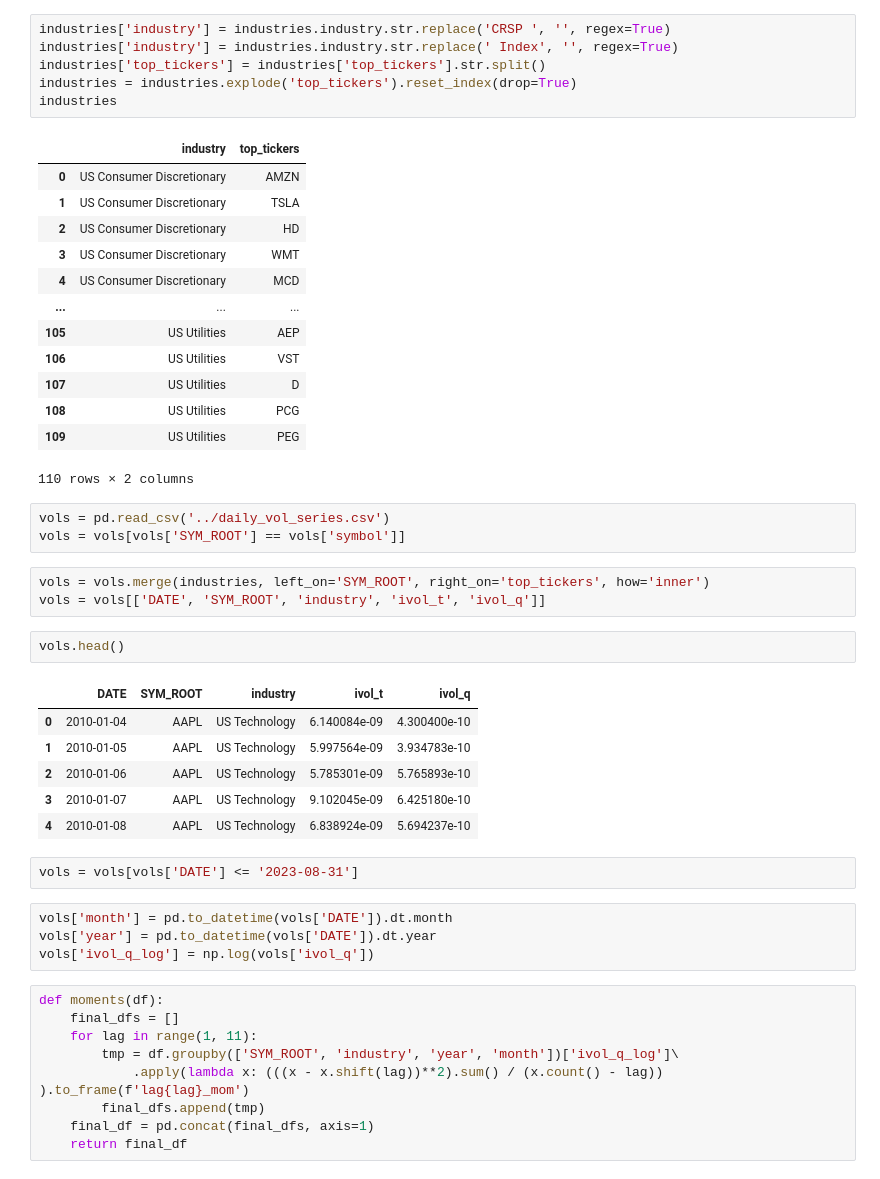
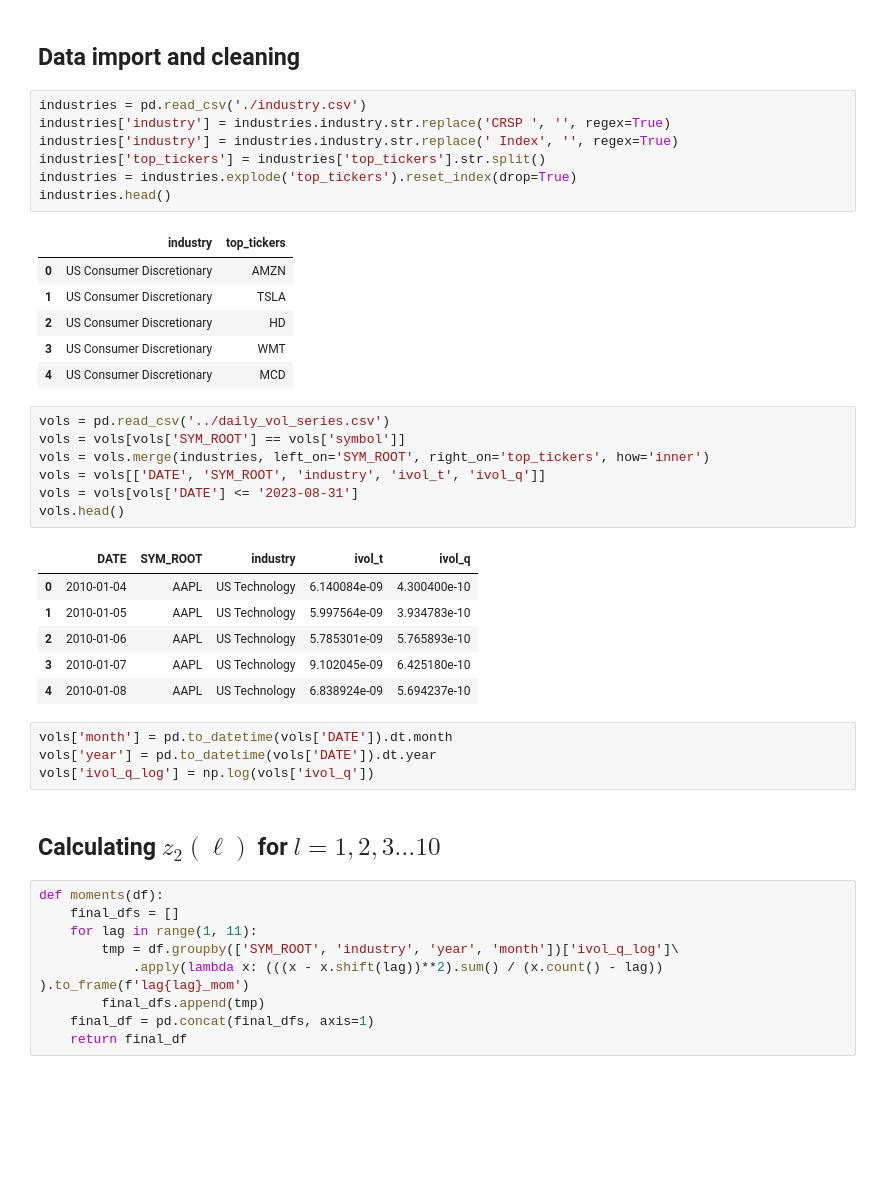
Before and after one commit to roshnx/buy-rough-sell-smooth, a Jupyter notebook: Realized_Vol_Regression.ipynb, the cells around one changed output. Drawn from its saved outputs; the diff is of its cells as text; blank space fills up the shorter version.

```diff
--- a/Realized_Vol_Regression.ipynb
+++ b/Realized_Vol_Regression.ipynb
@@ -60,44 +70,39 @@ industries = pd.read_csv('./industry.csv')
+# %% [markdown]
+## Data import and cleaning
 # %%
+industries = pd.read_csv('./industry.csv')
 industries['industry'] = industries.industry.str.replace('CRSP ', '', regex=True)
 industries['industry'] = industries.industry.str.replace(' Index', '', regex=True)
 industries['top_tickers'] = industries['top_tickers'].str.split()
 industries = industries.explode('top_tickers').reset_index(drop=True)
-industries
+industries.head()
 # %% [output]
 |  | industry | top_tickers |
 | 0 | US Consumer Discretionary | AMZN |
 | 1 | US Consumer Discretionary | TSLA |
 | 2 | US Consumer Discretionary | HD |
 | 3 | US Consumer Discretionary | WMT |
 | 4 | US Consumer Discretionary | MCD |
-| ... | ... | ... |
-| 105 | US Utilities | AEP |
-| 106 | US Utilities | VST |
-| 107 | US Utilities | D |
-| 108 | US Utilities | PCG |
-| 109 | US Utilities | PEG |
-110 rows × 2 columns
 # %%
 vols = pd.read_csv('../daily_vol_series.csv')
 vols = vols[vols['SYM_ROOT'] == vols['symbol']]
+vols = vols.merge(industries, left_on='SYM_ROOT', right_on='top_tickers', how='inner')
+vols = vols[['DATE', 'SYM_ROOT', 'industry', 'ivol_t', 'ivol_q']]
+vols = vols[vols['DATE'] <= '2023-08-31']
+vols.head()
+# %% [output]
+|  | DATE | SYM_ROOT | industry | ivol_t | ivol_q |
+| 0 | 2010-01-04 | AAPL | US Technology | 6.140084e-09 | 4.300400e-10 |
+| 1 | 2010-01-05 | AAPL | US Technology | 5.997564e-09 | 3.934783e-10 |
+| 2 | 2010-01-06 | AAPL | US Technology | 5.785301e-09 | 5.765893e-10 |
+| 3 | 2010-01-07 | AAPL | US Technology | 9.102045e-09 | 6.425180e-10 |
+| 4 | 2010-01-08 | AAPL | US Technology | 6.838924e-09 | 5.694237e-10 |
-# %%
-vols = vols.merge(industries, left_on='SYM_ROOT', right_on='top_tickers', how='inner')
-vols = vols[['DATE', 'SYM_ROOT', 'industry', 'ivol_t', 'ivol_q']]
-# %%
-vols.head()
-# %% [output]
-|  | DATE | SYM_ROOT | industry | ivol_t | ivol_q |
-| 0 | 2010-01-04 | AAPL | US Technology | 6.140084e-09 | 4.300400e-10 |
-| 1 | 2010-01-05 | AAPL | US Technology | 5.997564e-09 | 3.934783e-10 |
-| 2 | 2010-01-06 | AAPL | US Technology | 5.785301e-09 | 5.765893e-10 |
-| 3 | 2010-01-07 | AAPL | US Technology | 9.102045e-09 | 6.425180e-10 |
-| 4 | 2010-01-08 | AAPL | US Technology | 6.838924e-09 | 5.694237e-10 |
-# %%
-vols = vols[vols['DATE'] <= '2023-08-31']
 # %%
 vols['month'] = pd.to_datetime(vols['DATE']).dt.month
 vols['year'] = pd.to_datetime(vols['DATE']).dt.year
 vols['ivol_q_log'] = np.log(vols['ivol_q'])
+# %% [markdown]
+## Calculating $z_2(\ell)$ for $l={1,2,3 \dots 10}$
 # %%
 def moments(df):
     final_dfs = []
```
Also changed, not shown: parts of 36 cells of this notebook, 1 other file.
